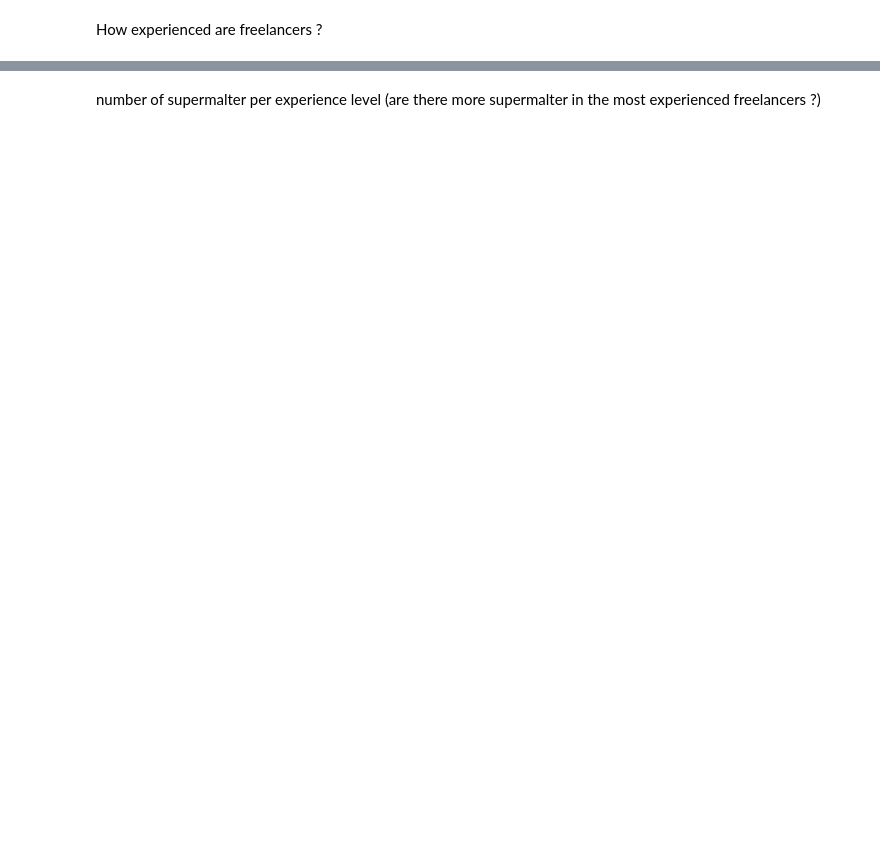
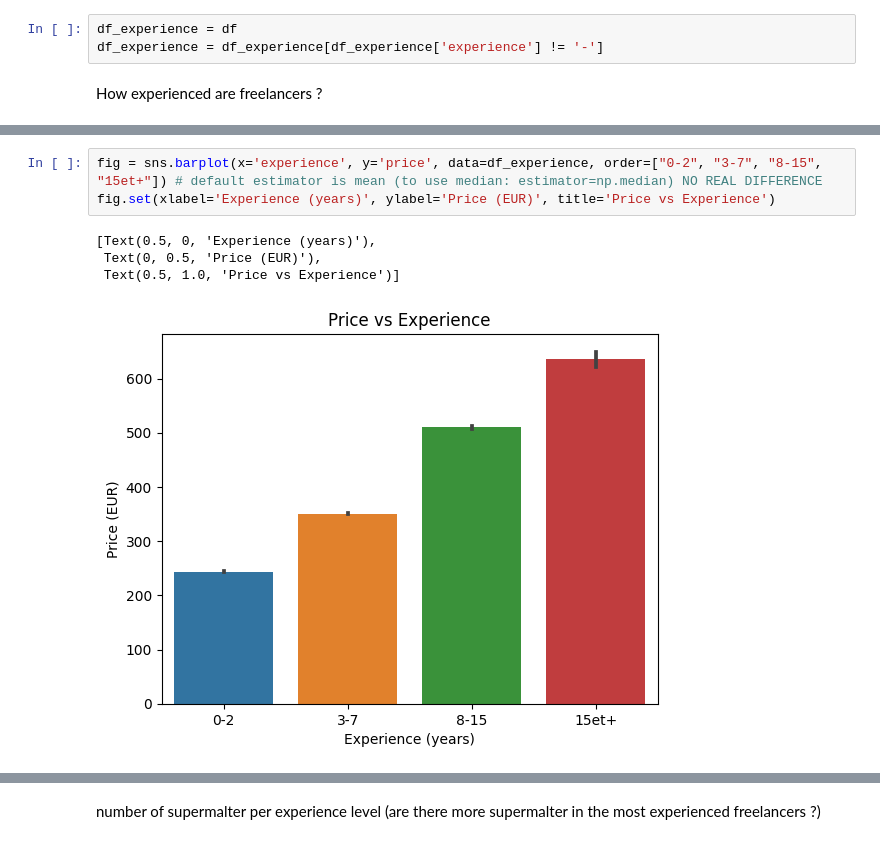
Before and after one commit to Luxchar/SuperMalter, a Jupyter notebook: data/src/analysis/malter_vs_supermalter/vis_experience.ipynb, the cells around one changed output, grey strips where cells are left out. Saved outputs shown, nothing was run; the diff lists cells and outputs as text; blank space fills up the shorter version.

```diff
--- a/data/src/analysis/malter_vs_supermalter/vis_experience.ipynb
+++ b/data/src/analysis/malter_vs_supermalter/vis_experience.ipynb
@@ -25,4 +25,7 @@ df
 # %% [markdown]
 ### HOW MUCH DOES EXPERIENCE MATTER?
+# %%
+df_experience = df
+df_experience = df_experience[df_experience['experience'] != '-']
 # %% [markdown]
 How experienced are freelancers ?
@@ -134,0 +32,8 @@ plt.show()
+# %%
+fig = sns.barplot(x='experience', y='price', data=df_experience, order=["0-2", "3-7", "8-15", "15et+"]) # default estimator is mean (to use median: estimator=np.median) NO REAL DIFFERENCE
+fig.set(xlabel='Experience (years)', ylabel='Price (EUR)', title='Price vs Experience')
+# %% [output]
+[Text(0.5, 0, 'Experience (years)'),
+ Text(0, 0.5, 'Price (EUR)'),
+ Text(0.5, 1.0, 'Price vs Experience')]
+[figure, added]
```
Also changed, not shown: parts of 12 cells of this notebook, 15 other files.
